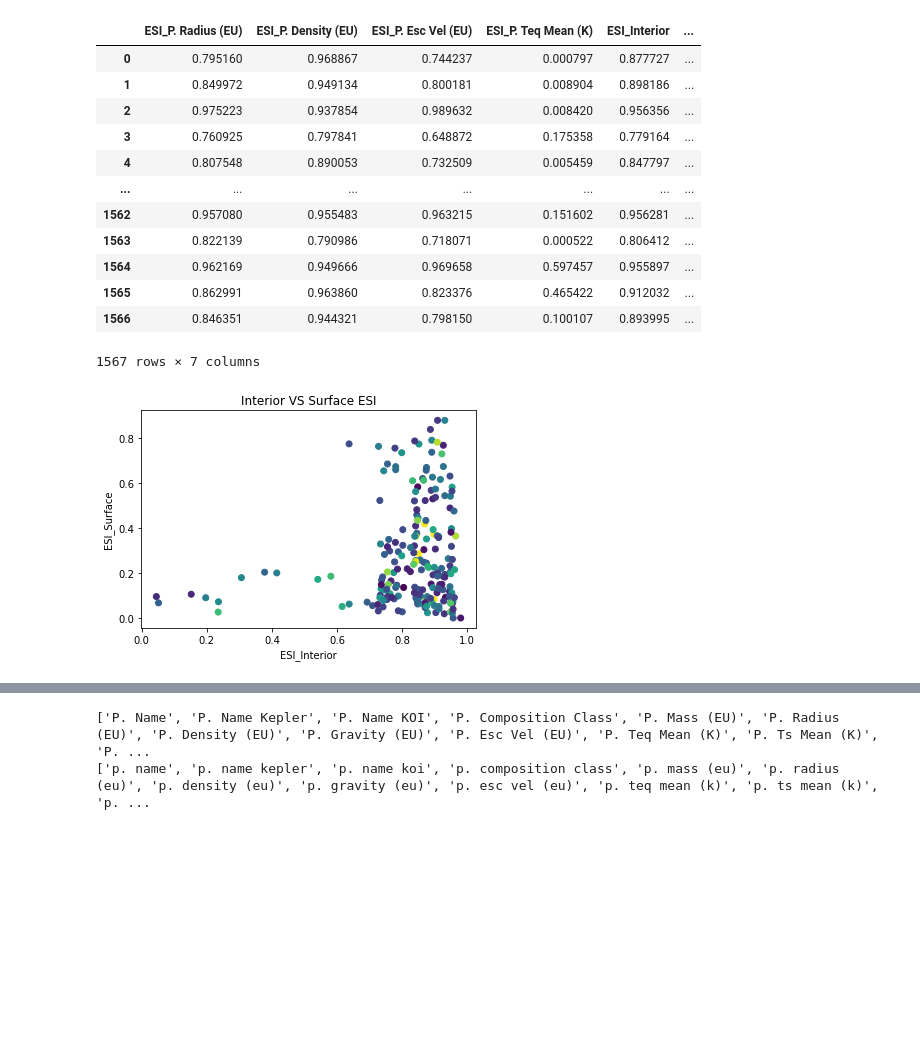
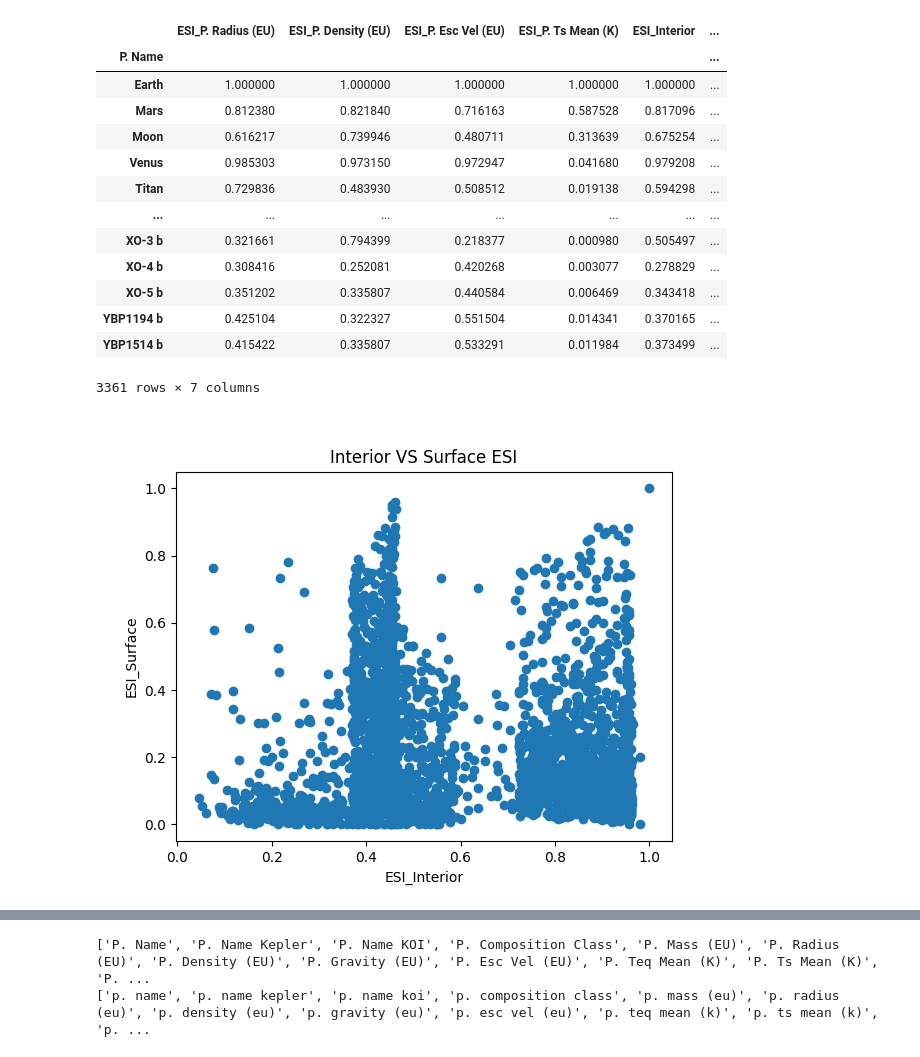
Before and after one commit to Adi-Rai/ExoPSI, a Jupyter notebook: Aditya_Testing/Basic Functions .ipynb, the cells around one changed output, grey strips where cells are left out. Cells and saved outputs as stored; diff of their text form; code cells hidden in the pictures; blank space fills up the shorter version.

```diff
--- a/Aditya_Testing/Basic Functions .ipynb
+++ b/Aditya_Testing/Basic Functions .ipynb
@@ -101,37 +104,38 @@ def SI_intsurf(data):
 # %%
 params = ['radius', 'density']
-df = pd.read_csv(r"C:\Users\raiad\Downloads\Rock NESI.csv")
+df = pd.read_excel(r"Test Dataset.xlsx")
 upper_lims=[1.9, 1.5,1.4,323]
 lower_lims = [0.5, 0.7,0.4,273]
 ref_val = [1,1,1,288]
 #surf_param=['P. Esc Vel (EU)','P. Teq Mean (K)']
 #int_param=['P. Radius (EU)','P. Density (EU)']
-ESI_data2 = calc_ESI(df.iloc[:,[5,6,8,9]],upper_lims,lower_lims,ref_val,surf_param=['P. Esc Vel (EU)','P. Teq Mean (K)'],int_param=['P. Radius (EU)','P. Density (EU)'])
+ESI_data2 = calc_ESI(df.iloc[:,[5,6,7,9]],upper_lims,lower_lims,ref_val,0.8,surf_param=['P. Esc Vel (EU)','P. Ts Mean (K)'],int_param=['P. Radius (EU)','P. Density (EU)'],p_index=df.loc[:,'P. Name'])
 ESI_data2
 # %% [output]
-|  | ESI_P. Radius (EU) | ESI_P. Density (EU) | ESI_P. Esc Vel (EU) | ESI_P. Teq Mean (K) | ESI_Interior | ... |
-| 0 | 0.795160 | 0.968867 | 0.744237 | 0.000797 | 0.877727 | ... |
-| 1 | 0.849972 | 0.949134 | 0.800181 | 0.008904 | 0.898186 | ... |
-| 2 | 0.975223 | 0.937854 | 0.989632 | 0.008420 | 0.956356 | ... |
-| 3 | 0.760925 | 0.797841 | 0.648872 | 0.175358 | 0.779164 | ... |
-| 4 | 0.807548 | 0.890053 | 0.732509 | 0.005459 | 0.847797 | ... |
+|  | ESI_P. Radius (EU) | ESI_P. Density (EU) | ESI_P. Esc Vel (EU) | ESI_P. Ts Mean (K) | ESI_Interior | ... |
+| P. Name |  |  |  |  |  | ... |
+| Earth | 1.000000 | 1.000000 | 1.000000 | 1.000000 | 1.000000 | ... |
+| Mars | 0.812380 | 0.821840 | 0.716163 | 0.587528 | 0.817096 | ... |
+| Moon | 0.616217 | 0.739946 | 0.480711 | 0.313639 | 0.675254 | ... |
+| Venus | 0.985303 | 0.973150 | 0.972947 | 0.041680 | 0.979208 | ... |
+| Titan | 0.729836 | 0.483930 | 0.508512 | 0.019138 | 0.594298 | ... |
 | ... | ... | ... | ... | ... | ... | ... |
-| 1562 | 0.957080 | 0.955483 | 0.963215 | 0.151602 | 0.956281 | ... |
-| 1563 | 0.822139 | 0.790986 | 0.718071 | 0.000522 | 0.806412 | ... |
-| 1564 | 0.962169 | 0.949666 | 0.969658 | 0.597457 | 0.955897 | ... |
-| 1565 | 0.862991 | 0.963860 | 0.823376 | 0.465422 | 0.912032 | ... |
-| 1566 | 0.846351 | 0.944321 | 0.798150 | 0.100107 | 0.893995 | ... |
+| XO-3 b | 0.321661 | 0.794399 | 0.218377 | 0.000980 | 0.505497 | ... |
+| XO-4 b | 0.308416 | 0.252081 | 0.420268 | 0.003077 | 0.278829 | ... |
+| XO-5 b | 0.351202 | 0.335807 | 0.440584 | 0.006469 | 0.343418 | ... |
+| YBP1194 b | 0.425104 | 0.322327 | 0.551504 | 0.014341 | 0.370165 | ... |
+| YBP1514 b | 0.415422 | 0.335807 | 0.533291 | 0.011984 | 0.373499 | ... |
-1567 rows × 7 columns
+3361 rows × 7 columns
 # %%
 #PLOTTING FUNCTIONS
 #1.Plot Interior vs Surface ESI
 def plot1(df):
-    sample = random.sample(sorted(df['ESI_Global']),200)
-    data_x = df['ESI_Interior'].head(200)
-    data_y = df['ESI_Surface'].head(200)
+    #sample = random.sample(sorted(df['ESI_Global']),200)
+    data_x = df['ESI_Interior']
+    data_y = df['ESI_Surface']
 
     fig,ax = plt.subplots(1)
-    scatter = ax.scatter(data_x, data_y, cmap="viridis", c=sample)
+    scatter = ax.scatter(data_x, data_y, cmap="viridis")
     plt.xlabel("ESI_Interior")
     plt.ylabel("ESI_Surface")
     plt.title("Interior VS Surface ESI")
@@ -150,35 +154,34 @@ def plot1(df):
 
     def mouse_hover(event):
         annotation_visbility = annotation.get_visible()
         if event.inaxes == ax:
             is_contained, annotation_index = scatter.contains(event)
 
             if is_contained:
                 data_point_location = scatter.get_offsets()[annotation_index['ind'][0]]
 
                 annotation.xy = data_point_location
-                print(data_point_location)
 
                 xlabel = round(data_point_location[0],2)
                 ylabel = round(data_point_location[1],2)
                 text_label = f"{xlabel},{ylabel}"
                 #text_label = '({0:.2f}, {0:.2f})'.format(data_point_location[0], data_point_location[1])
                 annotation.set_text(text_label)
                 annotation.set_visible(True)
                 fig.canvas.draw_idle()
 
             else:
                 if annotation_visbility:
                     annotation.set_visible(False)
                     fig.canvas.draw_idle()
 
 
     fig.canvas.mpl_connect('motion_notify_event', mouse_hover)
     plt.show()
 
 plot1(ESI_data2)
 # %% [output]
-[figure, old version]
+[figure, new version]
 # %%
 from matplotlib.ticker import AutoMinorLocator
 from matplotlib import gridspec
```
Also changed, not shown: parts of 5 cells of this notebook.
